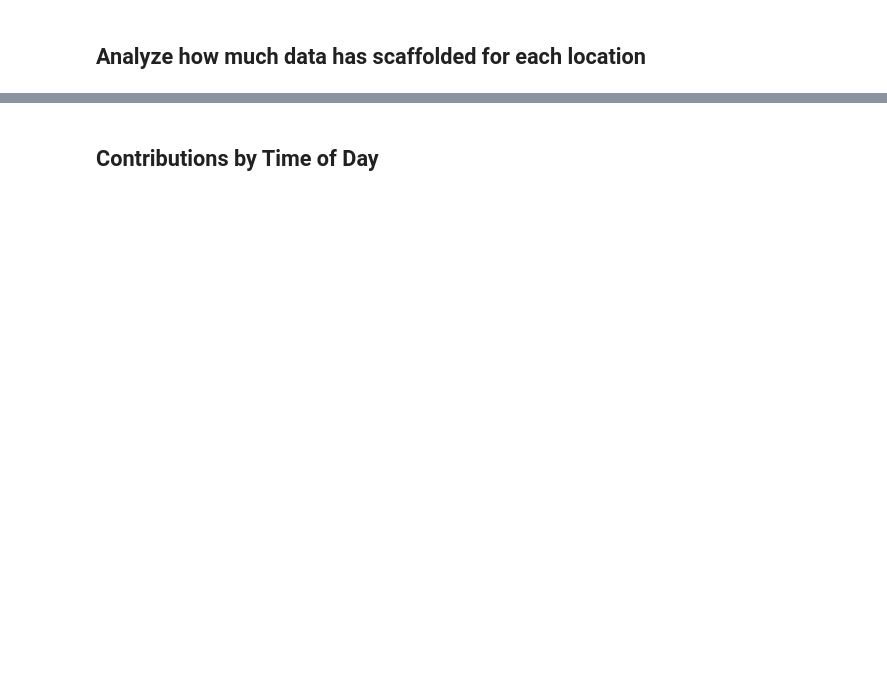
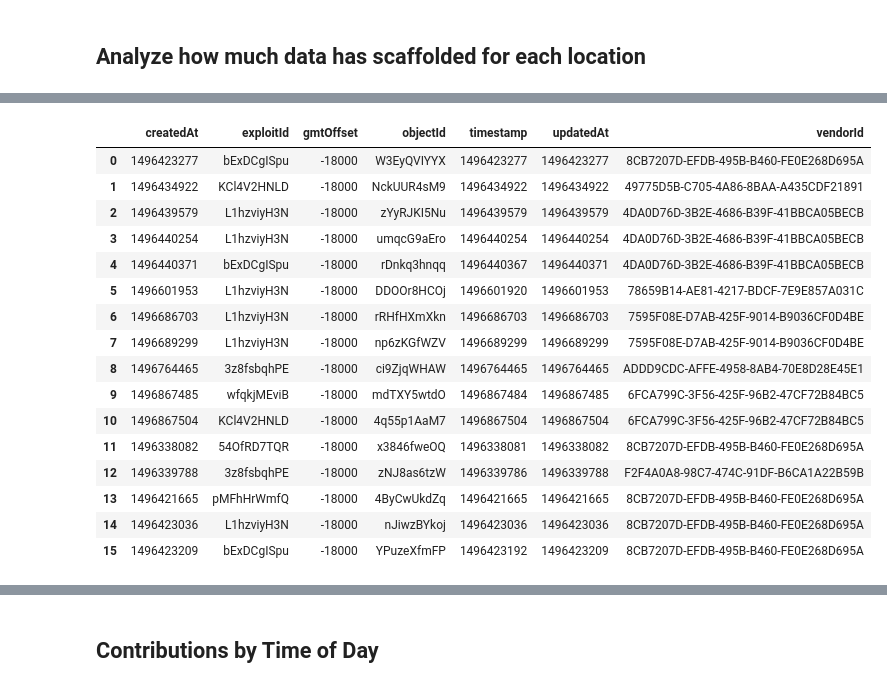
Before and after one commit to NUDelta/les-study-analysis, a Jupyter notebook: expand-exploit-study-analysis.ipynb, the cells around one changed output, grey strips where cells are left out. Drawn from its saved outputs; the diff is of its cells as text; code cells hidden in the pictures; blank space fills up the shorter version.

```diff
--- a/expand-exploit-study-analysis.ipynb
+++ b/expand-exploit-study-analysis.ipynb
@@ -13,9 +43,4 @@ import datetime
 # %%
-# URL and header for Parse
-base_url = 'https://dtr-les.herokuapp.com/parse/classes/'
-header = {'X-Parse-Application-Id': 'PkngqKtJygU9WiQ1GXM9eC0a17tKmioKKmpWftYr'}
-data = {'limit': '10000'}
-
 # hotspots
 resp = requests.get(base_url + 'hotspot', headers=header, data=data)
 hotspots = pd.DataFrame(resp.json()['results'])
@@ -196,0 +122,13 @@ merged_notifications
+# %%
+# exclude researcher and dropped out subject
+researcher_vendor_id = 'F1AE595D-F244-4367-8744-27CA60450F0D'
+vendor_id_exclude_list = [researcher_vendor_id, '53C6A88A-8427-40D1-A4C5-103A47C655C2']
+
+# filter data for timestamps between CST start and end time
+start_time = 1495947600 # 05-28-2017 00:00:00
+end_time   = 1496984400 # 06-09-2017 00:00:00
+
+start_date = datetime.datetime.fromtimestamp(start_time)
+end_date = datetime.datetime.fromtimestamp(end_time)
+
+print('Study Length: {} days'.format((end_date - start_date).days))
@@ -196,0 +159,5 @@ merged_notifications
+# %%
+exploit_notifications = exploit_notifications[(exploit_notifications['createdAt'] >= start_time) & (exploit_notifications['createdAt'] < end_time) & \
+                                              (~exploit_notifications['vendorId'].isin(vendor_id_exclude_list))].reset_index(drop=True)
+exploit_responses = exploit_responses[(exploit_responses['createdAt'] >= start_time) & (exploit_responses['createdAt'] < end_time) & \
+                                      (~exploit_responses['vendorId'].isin(vendor_id_exclude_list))].reset_index(drop=True)
@@ -402,0 +739,20 @@ max     4.000000
+# %%
+exploit_notifications
+# %% [output]
+|  | createdAt | exploitId | gmtOffset | objectId | timestamp | updatedAt | vendorId |
+| 0 | 1496423277 | bExDCgISpu | -18000 | W3EyQVIYYX | 1496423277 | 1496423277 | 8CB7207D-EFDB-495B-B460-FE0E268D695A |
+| 1 | 1496434922 | KCl4V2HNLD | -18000 | NckUUR4sM9 | 1496434922 | 1496434922 | 49775D5B-C705-4A86-8BAA-A435CDF21891 |
+| 2 | 1496439579 | L1hzviyH3N | -18000 | zYyRJKI5Nu | 1496439579 | 1496439579 | 4DA0D76D-3B2E-4686-B39F-41BBCA05BECB |
+| 3 | 1496440254 | L1hzviyH3N | -18000 | umqcG9aEro | 1496440254 | 1496440254 | 4DA0D76D-3B2E-4686-B39F-41BBCA05BECB |
+| 4 | 1496440371 | bExDCgISpu | -18000 | rDnkq3hnqq | 1496440367 | 1496440371 | 4DA0D76D-3B2E-4686-B39F-41BBCA05BECB |
+| 5 | 1496601953 | L1hzviyH3N | -18000 | DDOOr8HCOj | 1496601920 | 1496601953 | 78659B14-AE81-4217-BDCF-7E9E857A031C |
+| 6 | 1496686703 | L1hzviyH3N | -18000 | rRHfHXmXkn | 1496686703 | 1496686703 | 7595F08E-D7AB-425F-9014-B9036CF0D4BE |
+| 7 | 1496689299 | L1hzviyH3N | -18000 | np6zKGfWZV | 1496689299 | 1496689299 | 7595F08E-D7AB-425F-9014-B9036CF0D4BE |
+| 8 | 1496764465 | 3z8fsbqhPE | -18000 | ci9ZjqWHAW | 1496764465 | 1496764465 | ADDD9CDC-AFFE-4958-8AB4-70E8D28E45E1 |
+| 9 | 1496867485 | wfqkjMEviB | -18000 | mdTXY5wtdO | 1496867484 | 1496867485 | 6FCA799C-3F56-425F-96B2-47CF72B84BC5 |
+| 10 | 1496867504 | KCl4V2HNLD | -18000 | 4q55p1AaM7 | 1496867504 | 1496867504 | 6FCA799C-3F56-425F-96B2-47CF72B84BC5 |
+| 11 | 1496338082 | 54OfRD7TQR | -18000 | x3846fweOQ | 1496338081 | 1496338082 | 8CB7207D-EFDB-495B-B460-FE0E268D695A |
+| 12 | 1496339788 | 3z8fsbqhPE | -18000 | zNJ8as6tzW | 1496339786 | 1496339788 | F2F4A0A8-98C7-474C-91DF-B6CA1A22B59B |
+| 13 | 1496421665 | pMFhHrWmfQ | -18000 | 4ByCwUkdZq | 1496421665 | 1496421665 | 8CB7207D-EFDB-495B-B460-FE0E268D695A |
+| 14 | 1496423036 | L1hzviyH3N | -18000 | nJiwzBYkoj | 1496423036 | 1496423036 | 8CB7207D-EFDB-495B-B460-FE0E268D695A |
+| 15 | 1496423209 | bExDCgISpu | -18000 | YPuzeXfmFP | 1496423192 | 1496423209 | 8CB7207D-EFDB-495B-B460-FE0E268D695A |
```
Also changed, not shown: parts of 100 cells of this notebook.
